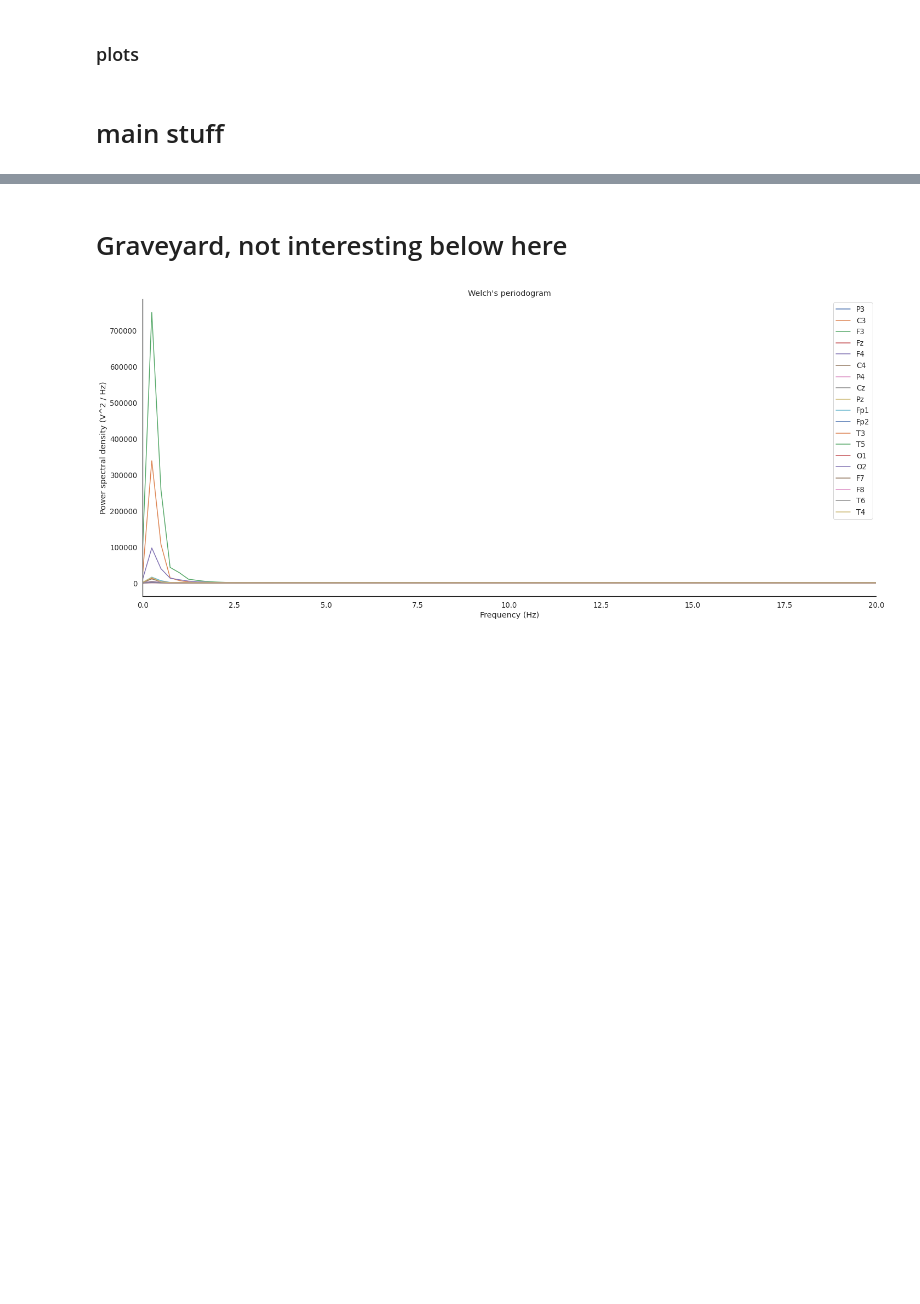
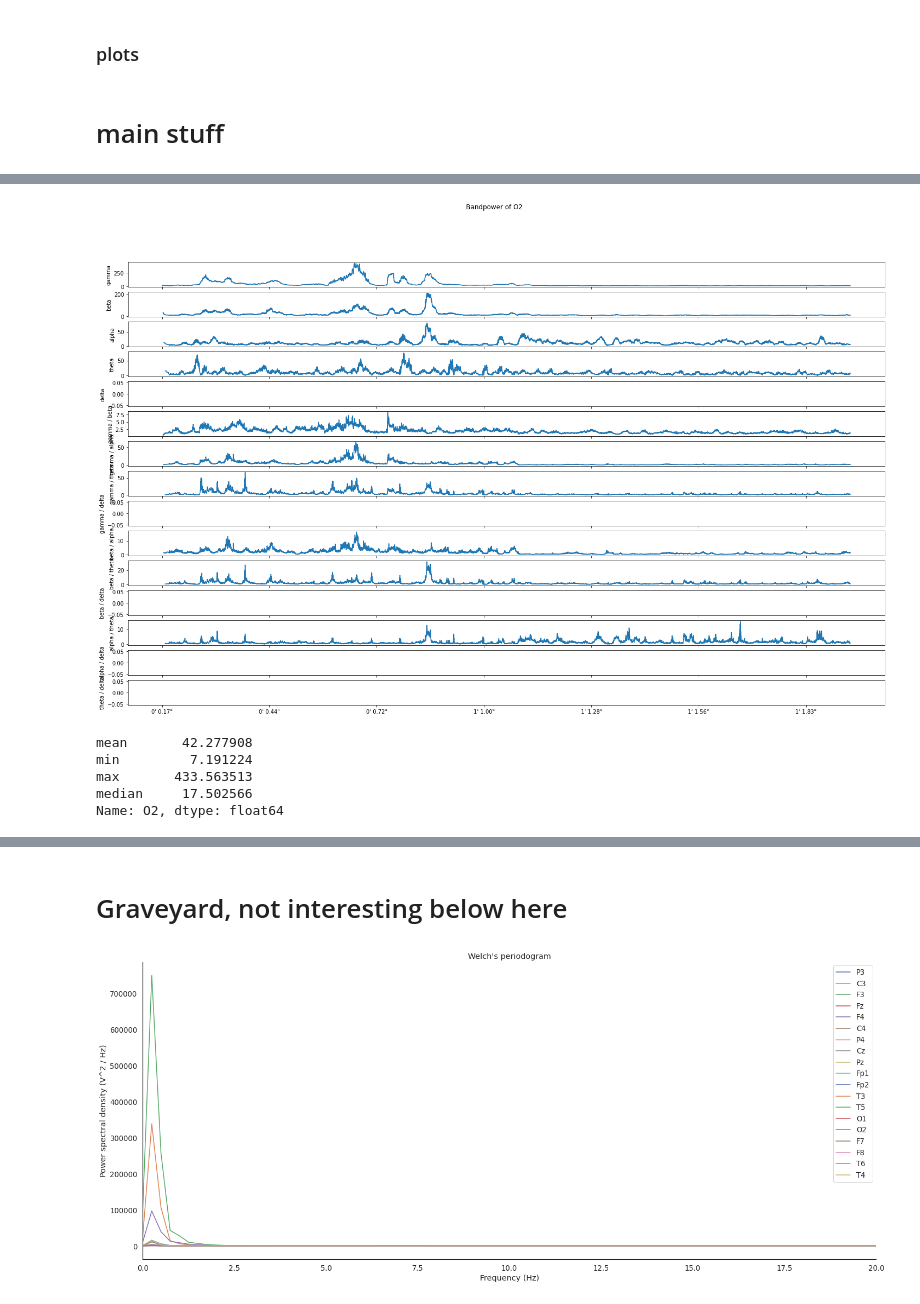
Before and after one commit to samuelsmal/eeg-meditation, a Jupyter notebook: analysis-sam/not-invented-here.ipynb, the cells around one changed output, grey strips where cells are left out. Drawn from its saved outputs; the diff is of its cells as text; code cells hidden in the pictures; blank space fills up the shorter version.

```diff
--- a/analysis-sam/not-invented-here.ipynb
+++ b/analysis-sam/not-invented-here.ipynb
@@ -241,4 +248,5 @@ meditation_pd = load_signal_data('meditation', config=cfg)
 # %%
 electrode_of_interest = 'O2'
 # %%
-meditation_bandpower  = get_bandpower_for_electrode(meditation_pd, electrode=electrode_of_interest, config=cfg)
+meditation_bandpower = get_bandpower_for_electrode(meditation_pd, electrode=electrode_of_interest, config=cfg)
+baseline_bandpower   = get_bandpower_for_electrode(baseline_pd, electrode=electrode_of_interest, config=cfg)
@@ -248,0 +265,12 @@ plot_bandpowers(meditation_bandpower, electrode=electrode_of_interest);
+# %%
+plot_bandpowers(baseline_bandpower, electrode=electrode_of_interest);
+# %% [output]
+[figure, added]
+# %%
+baseline_bandpower['gamma'].agg(['mean', 'min', 'max', 'median'])
+# %% [output]
+mean       42.277908
+min         7.191224
+max       433.563513
+median     17.502566
+Name: O2, dtype: float64
```
Also changed, not shown: parts of 10 cells of this notebook, 1 other file.
